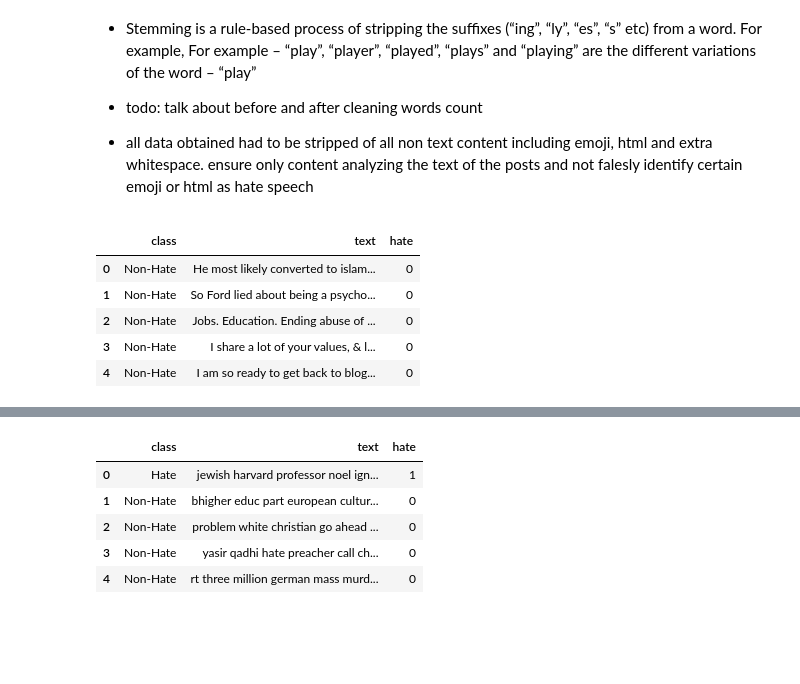
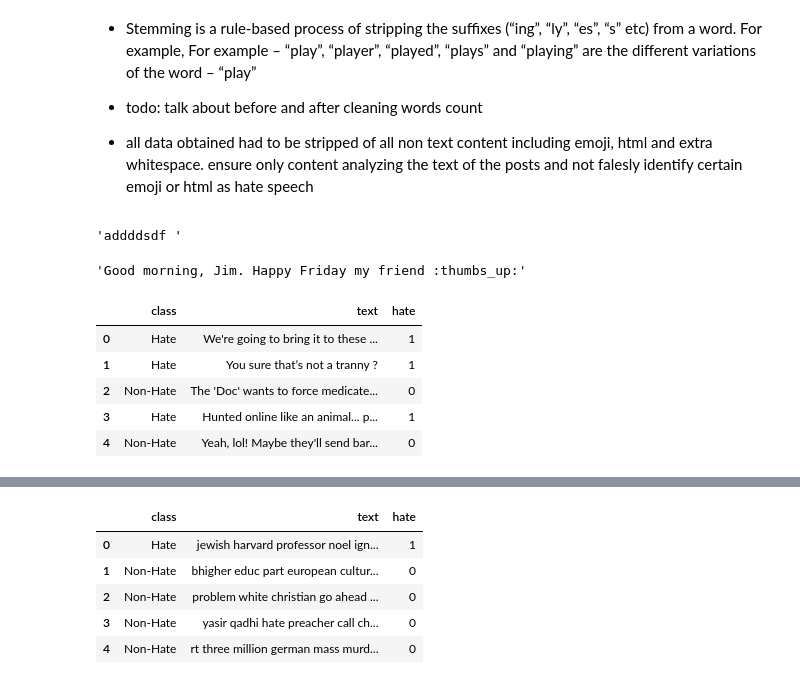
Before and after one commit to yclee98/Hate-speech-detection, a Jupyter notebook: dataset.ipynb, the cells around one changed output, grey strips where cells are left out. Drawn from its saved outputs; the diff is of its cells as text; code cells hidden in the pictures; blank space fills up the shorter version.

```diff
--- a/dataset.ipynb
+++ b/dataset.ipynb
@@ -285,14 +227,14 @@ from the data needed so no need clean
 # %%
 filepath = "Dataset/"
-
+dataset_option = "/data_needed.csv"
 dataset_name = "GabHateCorpus"
-df_gab = pd.read_csv(filepath+dataset_name+"/data_needed.csv")
+df_gab = pd.read_csv(filepath+dataset_name+dataset_option)
 
 dataset_name = "Implicit_hate_corpus"
-df_implicit = pd.read_csv(filepath+dataset_name+"/data_needed.csv")
+df_implicit = pd.read_csv(filepath+dataset_name+dataset_option)
 
 dataset_name = "SE2019"
-df_se = pd.read_csv(filepath+dataset_name+"/data_needed.csv")
+df_se = pd.read_csv(filepath+dataset_name+dataset_option)
 # %%
 gab_count = df_gab['class'].value_counts()
 implicit_count = df_implicit['class'].value_counts()
@@ -382,16 +324,26 @@ def stem(text):
     text = [stemmer.stem(word) for word in text]
     text = " ".join(text)
     return text
+# %%
+text = "#addddsdf @asdf"
+clean(text)
+# %% [output]
+'addddsdf '
+# %%
+emoji.demojize("Good morning, Jim. Happy Friday my friend 👍")
+# %% [output]
+'Good morning, Jim. Happy Friday my friend :thumbs_up:'
 # %%
+filepath = "Dataset/Balanced/"
 df = pd.read_csv(filepath+"data_needed.csv")
 df.head()
 # %% [output]
 |  | class | text | hate |
-| 0 | Non-Hate | He most likely converted to islam... | 0 |
-| 1 | Non-Hate | So Ford lied about being a psycho... | 0 |
-| 2 | Non-Hate | Jobs. Education. Ending abuse of ... | 0 |
-| 3 | Non-Hate | I share a lot of your values, & l... | 0 |
-| 4 | Non-Hate | I am so ready to get back to blog... | 0 |
+| 0 | Hate | We're going to bring it to these ... | 1 |
+| 1 | Hate | You sure that’s not a tranny ? | 1 |
+| 2 | Non-Hate | The 'Doc' wants to force medicate... | 0 |
+| 3 | Hate | Hunted online like an animal... p... | 1 |
+| 4 | Non-Hate | Yeah, lol! Maybe they'll send bar... | 0 |
 # %%
 # clean
 df['text'] = df['text'].apply(clean)
```
Also changed, not shown: parts of 21 cells of this notebook, 1 other file.
